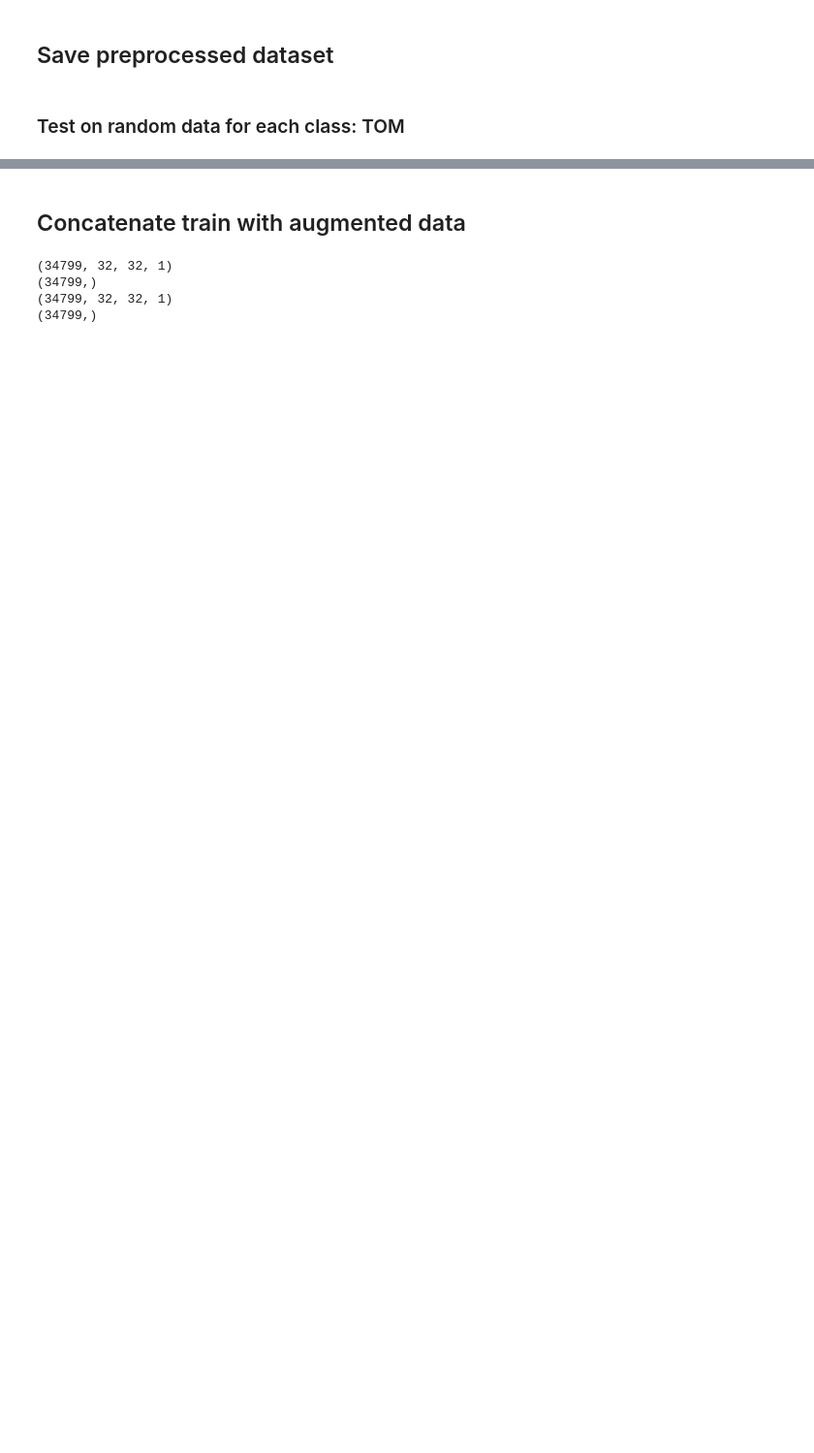
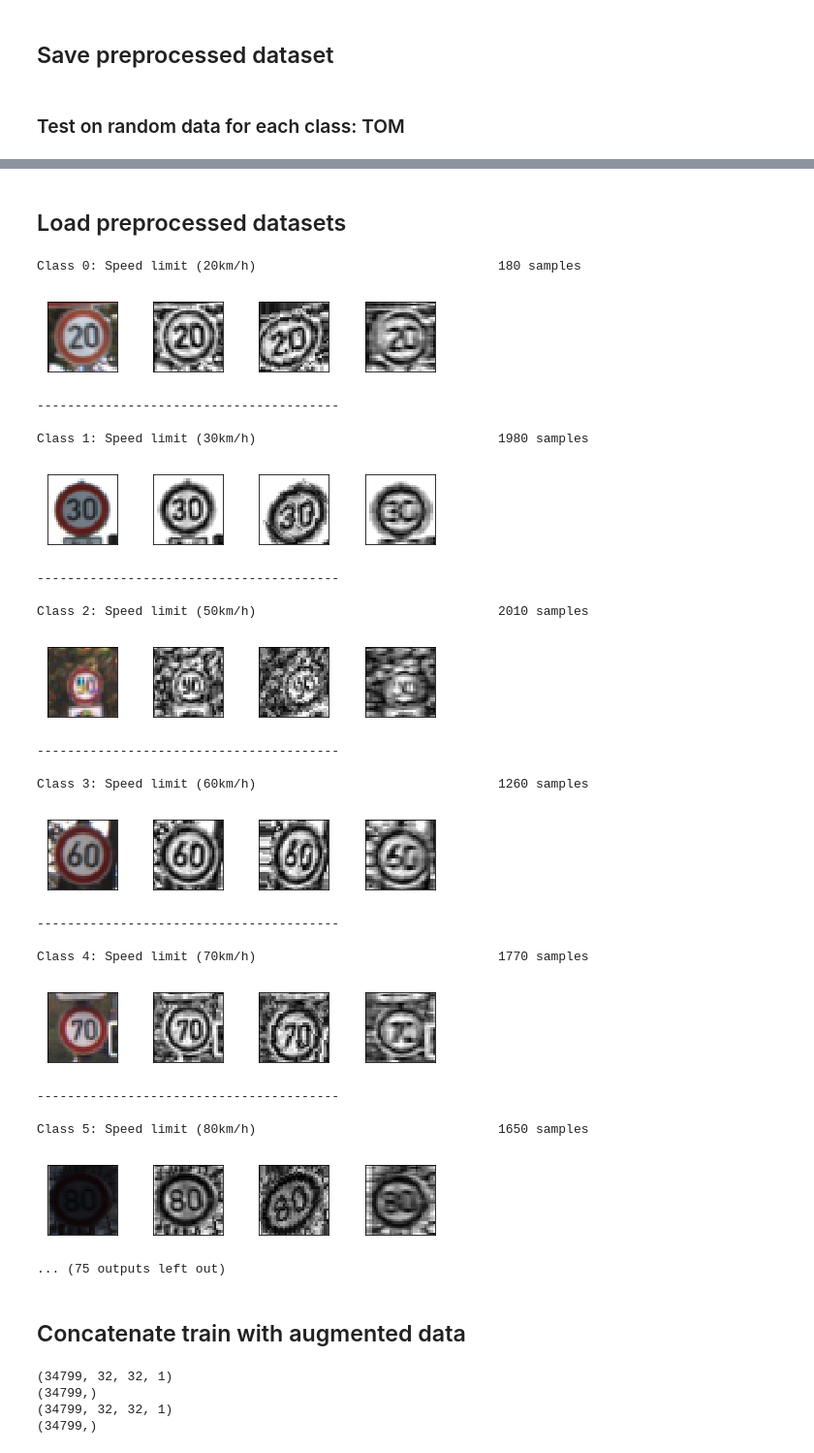
Before and after one commit to coderzbx/CarND-Traffic-Sign-Classifier-Project, a Jupyter notebook: Traffic_Sign_Classifier.ipynb, the cells around one changed output, grey strips where cells are left out. Shown: that part at 97% size. Drawn from its saved outputs; the diff is of its cells as text; code cells hidden in the pictures; blank space fills up the shorter version.

```diff
--- a/Traffic_Sign_Classifier.ipynb
+++ b/Traffic_Sign_Classifier.ipynb
@@ -308,7 +316,7 @@ with open(training_file_aug, 'wb') as handle:
 # %%
 training_file_aug = "./data/traffic-signs-data/train_aug.p"
 
-with open(training_file, mode='rb') as f:
+with open(training_file_aug, mode='rb') as f:
     train_aug = pickle.load(f)
 
 X_train_aug, y_train_aug = train_aug['features'], train_aug['labels']
@@ -459,8 +447,8 @@ for c, c_index, c_count in zip(sign_classes, class_indices, class_counts):
     axis.imshow(X_train_aug_p[random_ind].squeeze(), cmap='gray')
     print(np.min(X_train_aug_p[random_ind]))
 
-    axis = fig.add_subplot(1, 5, 4, xticks=[], yticks=[])
-    axis.imshow(X_train_aug_mb[random_ind].squeeze(), cmap='gray')
+    axis = fig.add_subplot(1, 5, 5, xticks=[], yticks=[])
+    axis.imshow(X_train_aug_mb_p[random_ind].squeeze(), cmap='gray')
     print(np.min(X_train_aug_mb[random_ind]))
 
 
@@ -535,0 +458,2 @@ Class 5: Speed limit (80km/h)                                1650 samples
+# %% [markdown]
+## Load preprocessed datasets
@@ -536,3 +485,60 @@ Class 5: Speed limit (80km/h)                                1650 samples
+# %%
+import matplotlib.pyplot as plt
+# Visualizations will be shown in the notebook.
+%matplotlib inline
+import random
+import cv2
+
+col_width = max(len(name) for name in sign_names)
+
+for c, c_index, c_count in zip(sign_classes, class_indices, class_counts):
+    print("Class %i: %-*s  %s samples" % (c, col_width, sign_names[c], str(c_count)))
+    fig = plt.figure(figsize = (6, 1))
+    fig.subplots_adjust(left = 0, right = 1, bottom = 0, top = 1, hspace = 0.05, wspace = 0.05)
+    random_ind = random.sample(range(c_index, c_index + c_count), 1)
+
+    axis = fig.add_subplot(1, 4, 1, xticks=[], yticks=[])
+    axis.imshow(X_train[random_ind].squeeze())
+
+    axis = fig.add_subplot(1, 4, 2, xticks=[], yticks=[])
+    axis.imshow(X_train_p[random_ind].squeeze(), cmap='gray')
+
+
+    axis = fig.add_subplot(1, 4, 3, xticks=[], yticks=[])
+    axis.imshow(X_train_aug_p[random_ind].squeeze(), cmap='gray')
+
+
+    axis = fig.add_subplot(1, 4, 4, xticks=[], yticks=[])
+    axis.imshow(X_train_aug_mb_p[random_ind].squeeze(), cmap='gray')
+
+
+
+    plt.show()
+    print("----------------------------------------\n")
+# %% [output]
+Class 0: Speed limit (20km/h)                                180 samples
+[figure, added]
+----------------------------------------
+
+Class 1: Speed limit (30km/h)                                1980 samples
+[figure, added]
+----------------------------------------
+
+Class 2: Speed limit (50km/h)                                2010 samples
+[figure, added]
+----------------------------------------
+
+Class 3: Speed limit (60km/h)                                1260 samples
+[figure, added]
+----------------------------------------
+
+Class 4: Speed limit (70km/h)                                1770 samples
+[figure, added]
+----------------------------------------
+
+Class 5: Speed limit (80km/h)                                1650 samples
+[figure, added]
+... (75 outputs left out)
 # %% [markdown]
 ## Concatenate train with augmented data
 # %%
```
Also changed, not shown: parts of 18 cells of this notebook.
